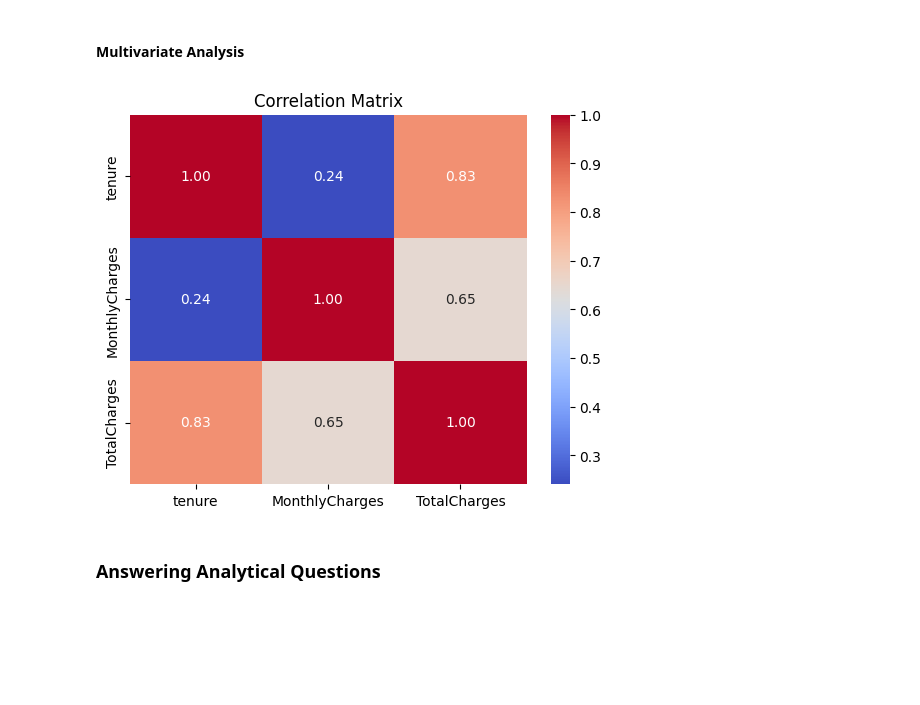
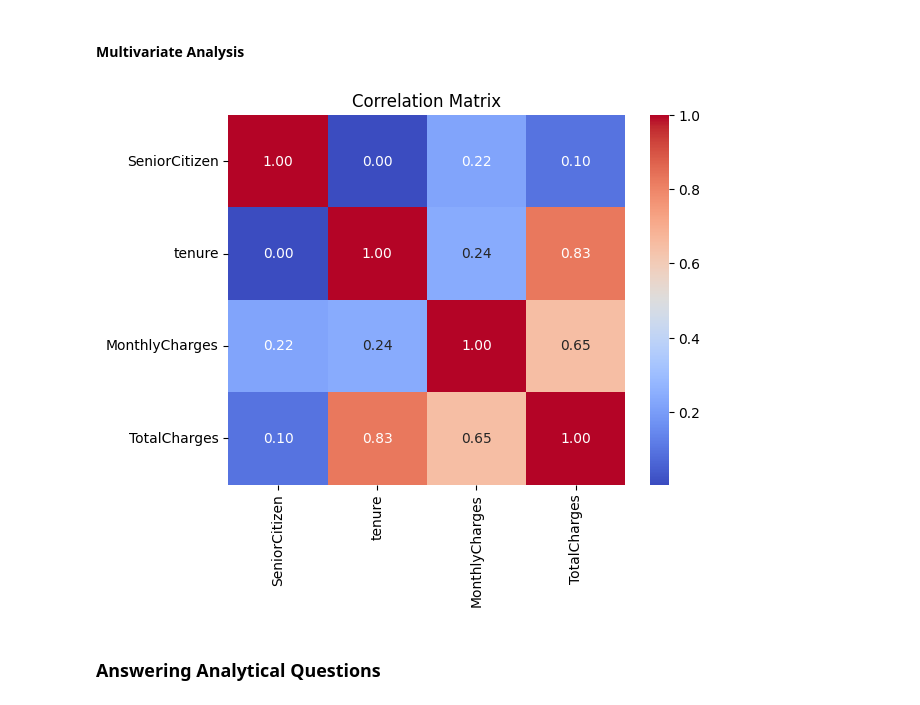
Before and after one commit to Moriahasare/Customer-Churn-Project, a Jupyter notebook: notebook.ipynb, the cells around one changed output. Cells and saved outputs as stored; diff of their text form; code cells hidden in the pictures; blank space fills up the shorter version.

```diff
--- a/notebook.ipynb
+++ b/notebook.ipynb
@@ -271,17 +275,17 @@ plt.show()
 # %%
 # Replace TotalCharges with MonthlyCharges where tenure is 0
 data.loc[data['tenure'] == 0, 'TotalCharges'] = data.loc[data['tenure'] == 0, 'MonthlyCharges']
 
 # Correlation matrix for numeric columns
-numeric_columns = ['tenure', 'MonthlyCharges', 'TotalCharges']
+numeric_columns = ['SeniorCitizen', 'tenure', 'MonthlyCharges', 'TotalCharges']
 correlation_matrix = data[numeric_columns].corr()
 
 # Heatmap of correlation matrix
 sns.heatmap(correlation_matrix, annot=True, cmap='coolwarm', fmt=".2f")
 plt.title('Correlation Matrix')
 plt.show()
 # %% [output]
-[figure, old version]
+[figure, new version]
 # %% [markdown]
 ### Answering Analytical Questions
 # %% [markdown]
```
Also changed, not shown: parts of 20 cells of this notebook, 1 other file.
